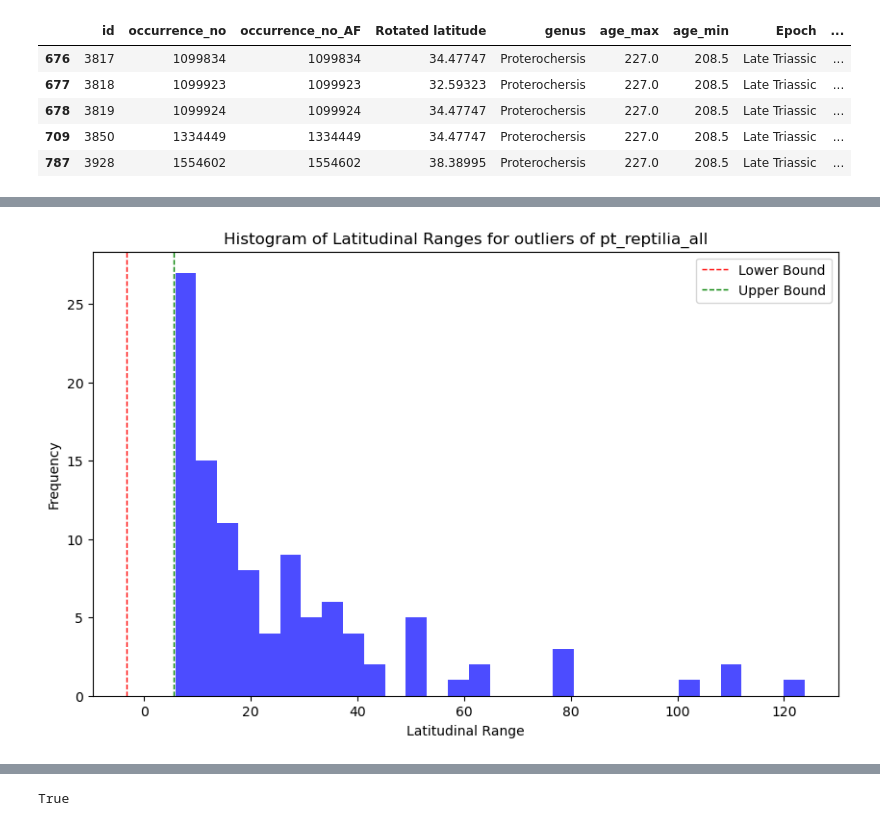
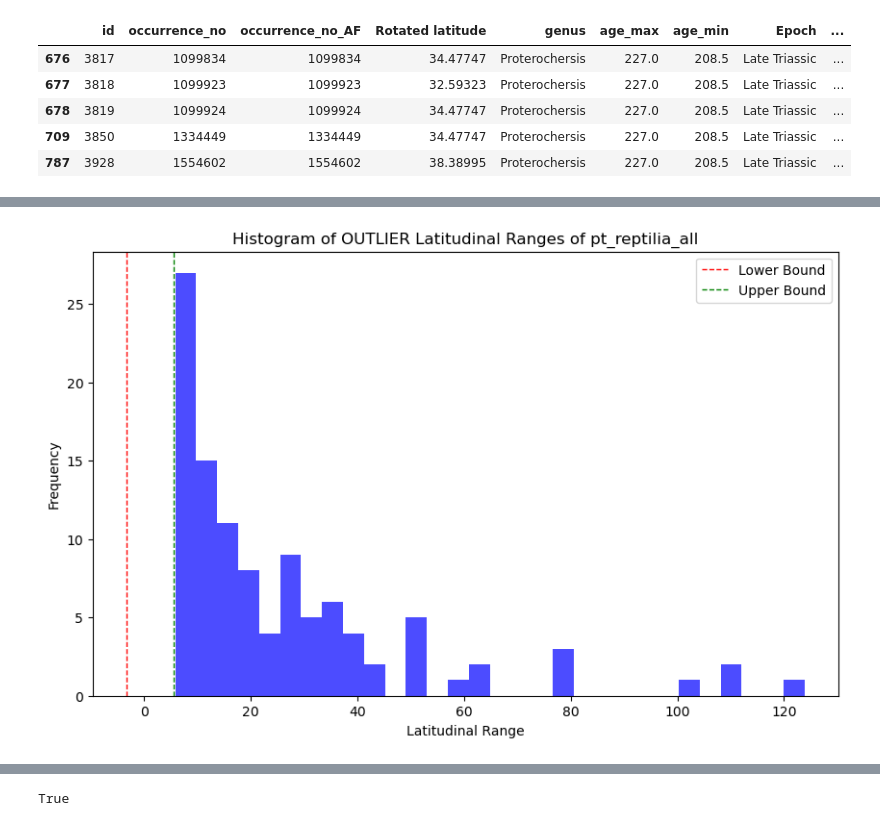
Before and after one commit to shelleylwang/pt_diversity_rates, a Jupyter notebook: updated_occurrence_analyses/data/eda.ipynb, the cells around one changed output, grey strips where cells are left out. Saved outputs shown, nothing was run; the diff lists cells and outputs as text; code cells hidden in the pictures.

```diff
--- a/updated_occurrence_analyses/data/eda.ipynb
+++ b/updated_occurrence_analyses/data/eda.ipynb
@@ -641,8 +643,8 @@ q3 = series.quantile(0.75)
 iqr = q3 - q1
 lower_bound = q1 - 1.5 * iqr
 upper_bound = q3 + 1.5 * iqr
-outliers = series[(series < lower_bound) | (series > upper_bound)]
-outliers.sort_values(ascending=False)
+outliers_pt_reptilia_all_lat_ranges = series[(series < lower_bound) | (series > upper_bound)]
+outliers_pt_reptilia_all_lat_ranges.sort_values(ascending=False)
 # %% [output]
 genus
 Proterosuchus       123.866680
@@ -682,15 +684,15 @@ plt.show()
 # %%
 # plot histogram of latitudinal ranges of outliers
-outliers_df = pt_reptilia_all_lat_ranges[pt_reptilia_all_lat_ranges['range'].isin(outliers)]
+outliers_pt_reptilia_all_lat_ranges_df = pt_reptilia_all_lat_ranges[pt_reptilia_all_lat_ranges['range'].isin(outliers_pt_reptilia_all_lat_ranges)]
 plt.figure(figsize=(10, 6))
-plt.hist(outliers_df['range'], bins=30, color='blue', alpha=0.7)
-plt.title('Histogram of Latitudinal Ranges for outliers of pt_reptilia_all')
+plt.hist(outliers_pt_reptilia_all_lat_ranges_df['range'], bins=30, color='blue', alpha=0.7)
+plt.title('Histogram of OUTLIER Latitudinal Ranges of pt_reptilia_all')
 plt.xlabel('Latitudinal Range')
 plt.ylabel('Frequency')
 plt.axvline(lower_bound, color='red', linestyle='dashed', linewidth=1, label='Lower Bound')
 plt.axvline(upper_bound, color='green', linestyle='dashed', linewidth=1, label='Upper Bound')
 plt.legend()
 plt.show()
 # %% [output]
-[figure, old version]
+[figure, new version]
 # %%
```
Also changed, not shown: parts of 5 cells of this notebook, 10 other files.
